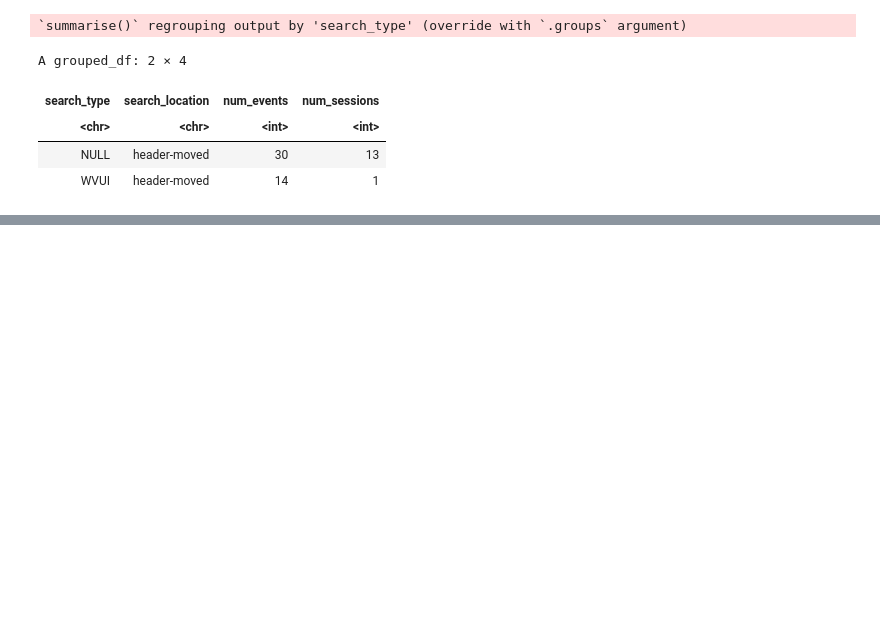
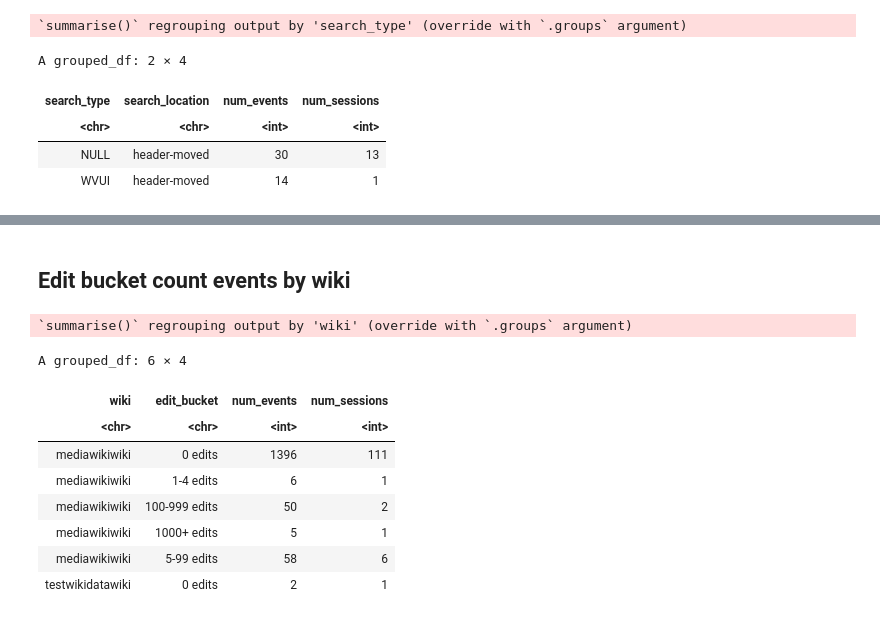
Before and after one commit to wikimedia-research/Desktop-Improvements-Search-Move-Analysis-2020, a Jupyter notebook: Post-deployment-data-QA/Post-deployment-data-QA.ipynb, the cells around one changed output, grey strips where cells are left out. Cells and saved outputs as stored; diff of their text form; code cells hidden in the pictures; blank space fills up the shorter version.

```diff
--- a/Post-deployment-data-QA/Post-deployment-data-QA.ipynb
+++ b/Post-deployment-data-QA/Post-deployment-data-QA.ipynb
@@ -1052,0 +1103,22 @@ There have not been sufficent number of events to confirm AB Bucketing but I've
+# %% [markdown]
+## Edit bucket count events by wiki
+# %%
+editbucket_events_bywiki <- search_sessions_weditbucket %>%
+    filter(edit_bucket != 'NULL') %>%
+    group_by(wiki, edit_bucket) %>%
+    summarise(num_events = sum(events),
+             num_sessions = n_distinct(search_session))
+
+
+editbucket_events_bywiki
+# %% [output]
+`summarise()` regrouping output by 'wiki' (override with `.groups` argument)
+A grouped_df: 6 × 4
+| wiki | edit_bucket | num_events | num_sessions |
+| <chr> | <chr> | <int> | <int> |
+| mediawikiwiki | 0 edits | 1396 | 111 |
+| mediawikiwiki | 1-4 edits | 6 | 1 |
+| mediawikiwiki | 100-999 edits | 50 | 2 |
+| mediawikiwiki | 1000+ edits | 5 | 1 |
+| mediawikiwiki | 5-99 edits | 58 | 6 |
+| testwikidatawiki | 0 edits | 2 | 1 |
```
Also changed, not shown: parts of 13 cells of this notebook.
